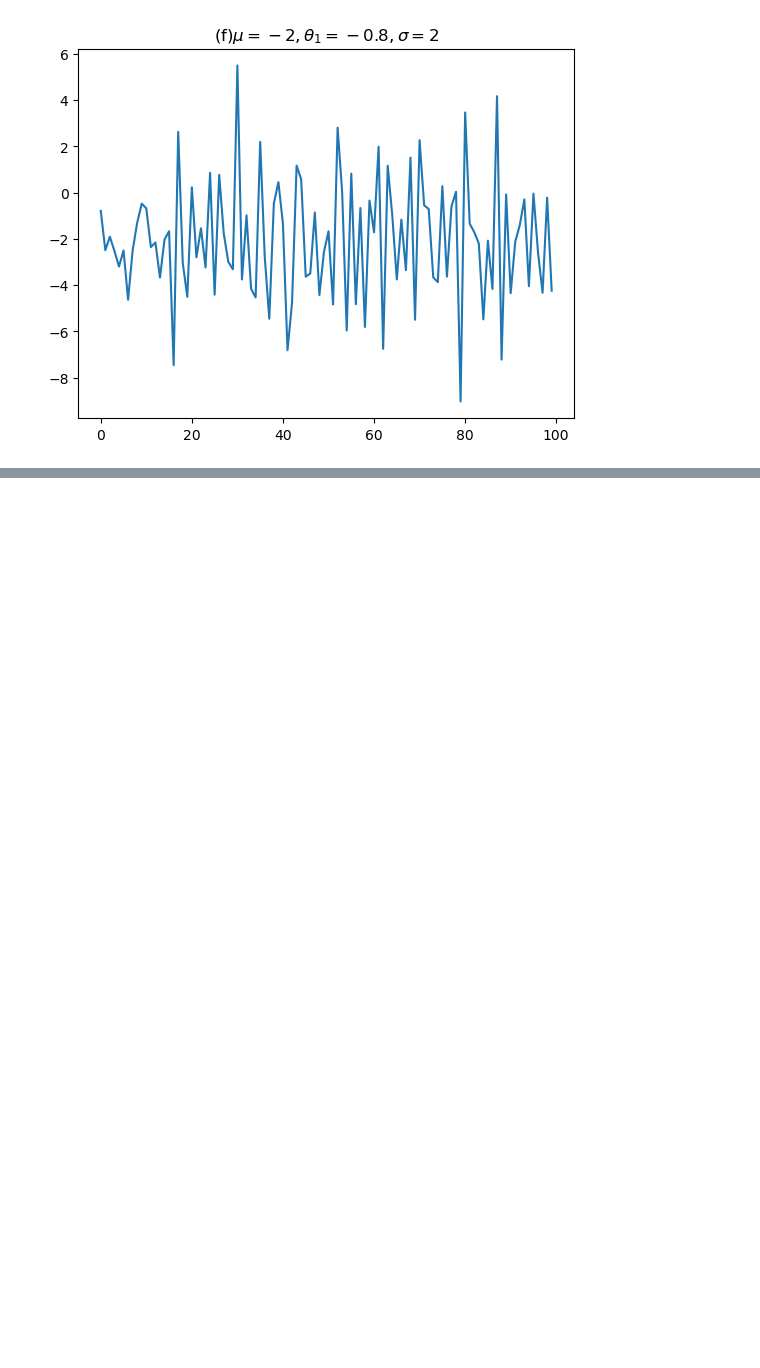
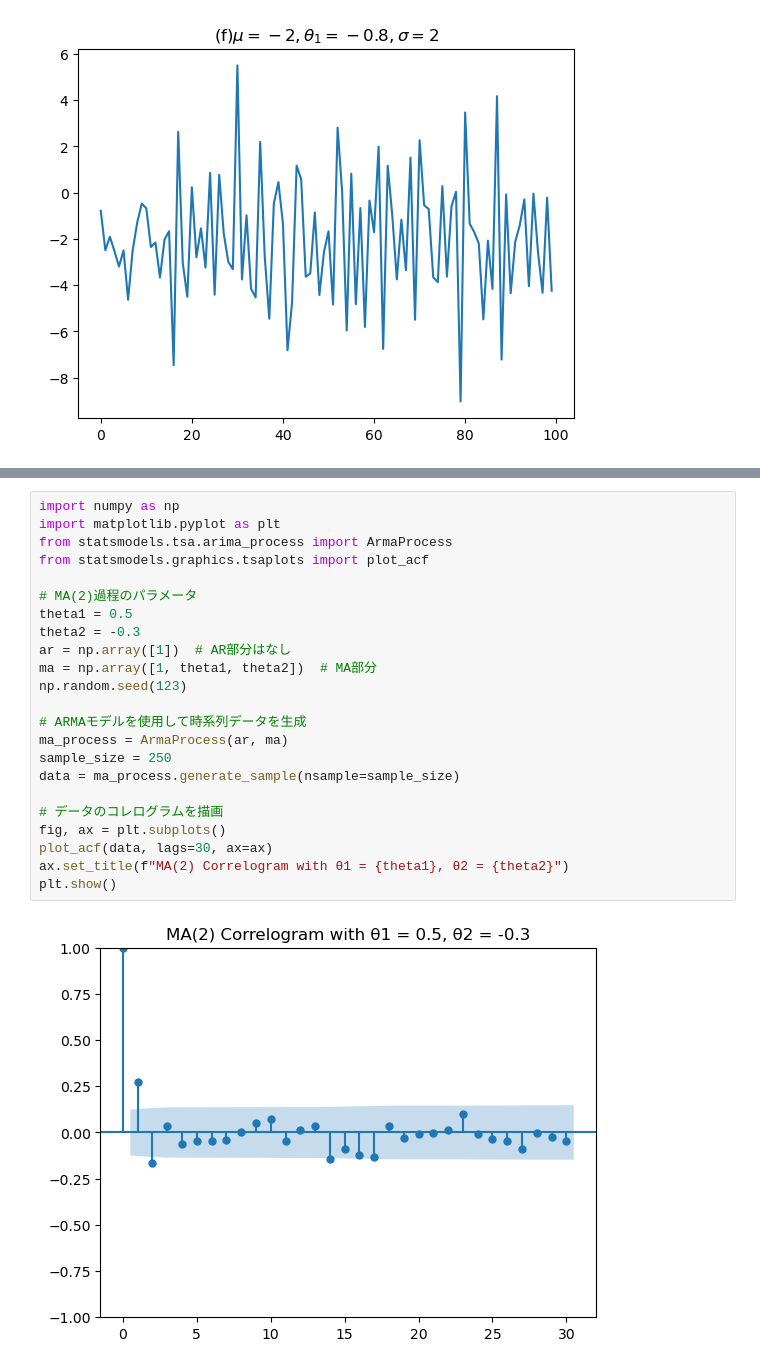
Before and after one commit to LABO-M/time-series-analysis, a Jupyter notebook: chap2.ipynb, the cells around one changed output, grey strips where cells are left out. Saved outputs shown, nothing was run; the diff lists cells and outputs as text; blank space fills up the shorter version.

```diff
--- a/chap2.ipynb
+++ b/chap2.ipynb
@@ -99,0 +120,25 @@ plt.show() #　塗りつぶされた領域は採択領域
+# %%
+import numpy as np
+import matplotlib.pyplot as plt
+from statsmodels.tsa.arima_process import ArmaProcess
+from statsmodels.graphics.tsaplots import plot_acf
+
+# MA(2)過程のパラメータ
+theta1 = 0.5
+theta2 = -0.3
+ar = np.array([1])  # AR部分はなし
+ma = np.array([1, theta1, theta2])  # MA部分
+np.random.seed(123)
+
+# ARMAモデルを使用して時系列データを生成
+ma_process = ArmaProcess(ar, ma)
+sample_size = 250
+data = ma_process.generate_sample(nsample=sample_size)
+
+# データのコレログラムを描画
+fig, ax = plt.subplots()
+plot_acf(data, lags=30, ax=ax)
+ax.set_title(f"MA(2) Correlogram with θ1 = {theta1}, θ2 = {theta2}")
+plt.show()
+# %% [output]
+[figure, added]
```
Also changed, not shown: parts of 22 cells of this notebook.
